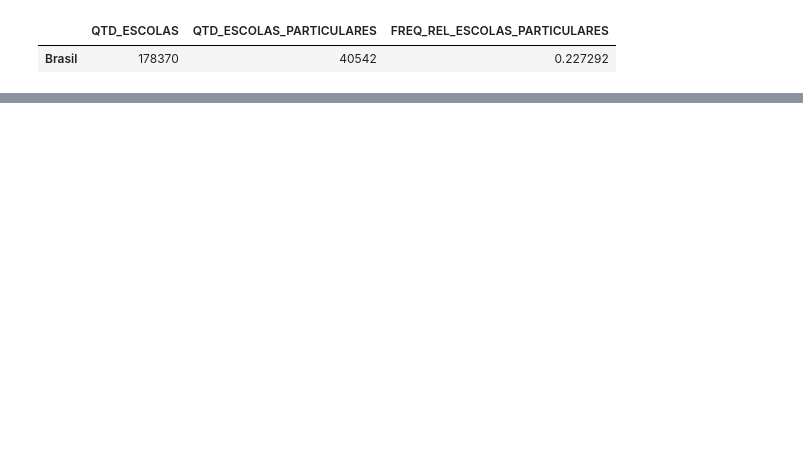
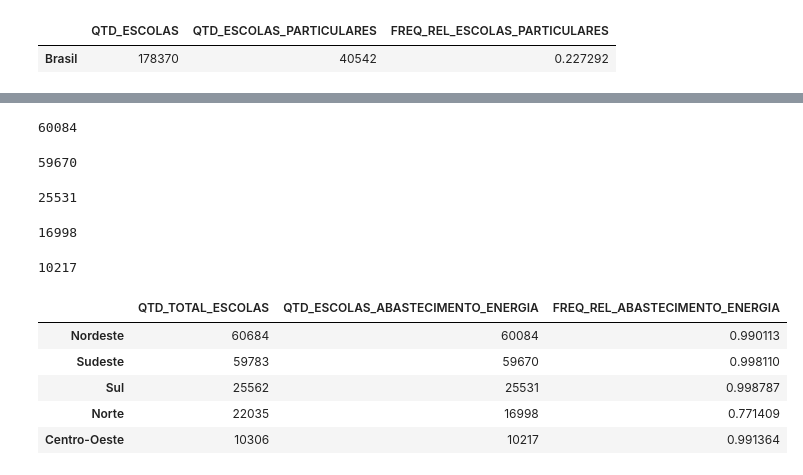
Before and after one commit to analluvias/dashboard, a Jupyter notebook: dashboard.ipynb, the cells around one changed output, grey strips where cells are left out. Drawn from its saved outputs; the diff is of its cells as text; code cells hidden in the pictures; blank space fills up the shorter version.

Commit message:
analise abastecimento de energia nas regiões, no brasil e na paraiba

```diff
--- a/dashboard.ipynb
+++ b/dashboard.ipynb
@@ -330,0 +335,44 @@ dados_escolas_agua_pb
+# %%
+df_nordeste_energia = df[df["NO_REGIAO"]=="Nordeste"]
+nordeste_energia = df_nordeste_energia[df_nordeste_energia["IN_ENERGIA_REDE_PUBLICA"] == 1]
+len(nordeste_energia)
+# %% [output]
+60084
+# %%
+df_sudeste_energia = df[df["NO_REGIAO"]=="Sudeste"]
+sudeste_energia = df_sudeste_energia[df_sudeste_energia["IN_ENERGIA_REDE_PUBLICA"] == 1]
+len(sudeste_energia)
+# %% [output]
+59670
+# %%
+df_sul_energia = df[df["NO_REGIAO"]=="Sul"]
+sul_energia = df_sul_energia[df_sul_energia["IN_ENERGIA_REDE_PUBLICA"] == 1]
+len(sul_energia)
+# %% [output]
+25531
+# %%
+df_norte_energia = df[df["NO_REGIAO"]=="Norte"]
+norte_energia = df_norte_energia[df_norte_energia["IN_ENERGIA_REDE_PUBLICA"] == 1]
+len(norte_energia)
+# %% [output]
+16998
+# %%
+df_co_energia = df[df["NO_REGIAO"]=="Centro-Oeste"]
+co_energia = df_co_energia[df_co_energia["IN_ENERGIA_REDE_PUBLICA"] == 1]
+len(co_energia)
+# %% [output]
+10217
+# %%
+hfreq_energia = pd.DataFrame(series_v)
+hfreq_energia.rename(columns={'NO_REGIAO': 'QTD_TOTAL_ESCOLAS'},inplace=True)
+hfreq_energia["QTD_ESCOLAS_ABASTECIMENTO_ENERGIA"] = [len(nordeste_energia), len(sudeste_energia), len(sul_energia), len(norte_energia),
+                                     len(co_energia)]
+hfreq_energia["FREQ_REL_ABASTECIMENTO_ENERGIA"] = hfreq_energia["QTD_ESCOLAS_ABASTECIMENTO_ENERGIA"]/hfreq_energia["QTD_TOTAL_ESCOLAS"]
+hfreq_energia
+# %% [output]
+|  | QTD_TOTAL_ESCOLAS | QTD_ESCOLAS_ABASTECIMENTO_ENERGIA | FREQ_REL_ABASTECIMENTO_ENERGIA |
+| Nordeste | 60684 | 60084 | 0.990113 |
+| Sudeste | 59783 | 59670 | 0.998110 |
+| Sul | 25562 | 25531 | 0.998787 |
+| Norte | 22035 | 16998 | 0.771409 |
+| Centro-Oeste | 10306 | 10217 | 0.991364 |
```
Also changed, not shown: parts of 40 cells of this notebook.
